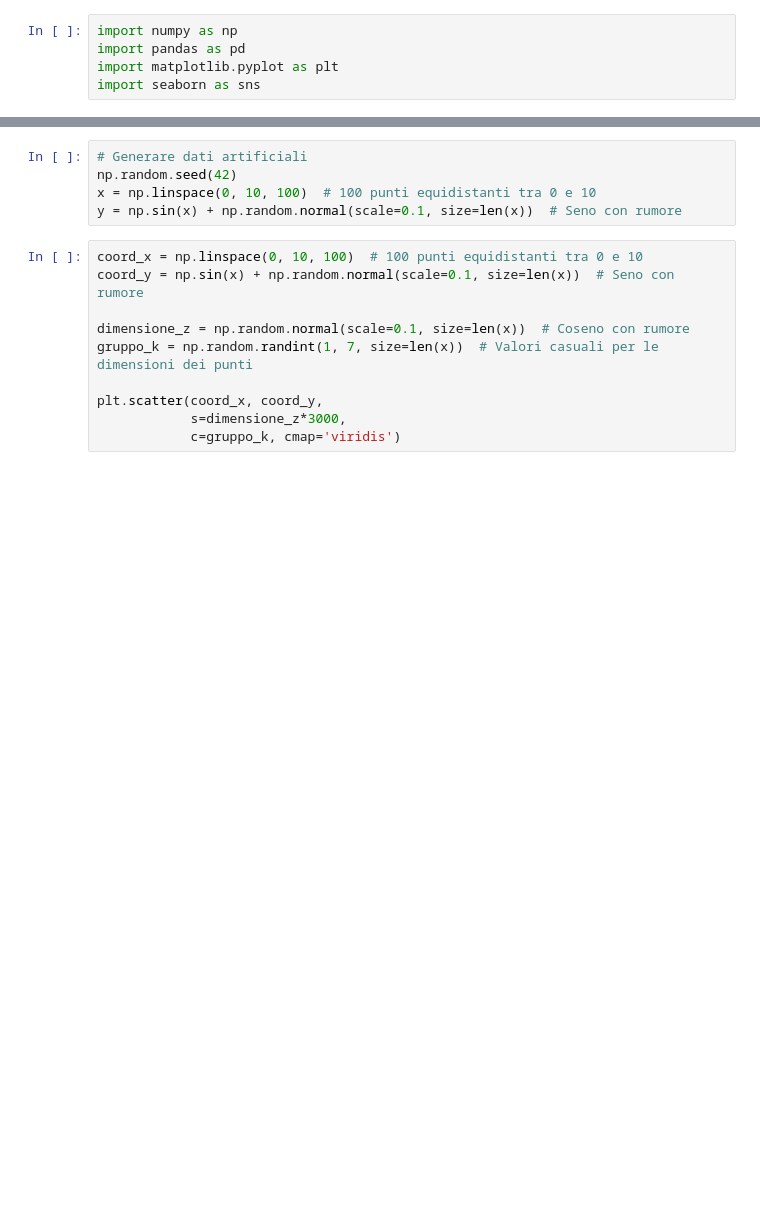
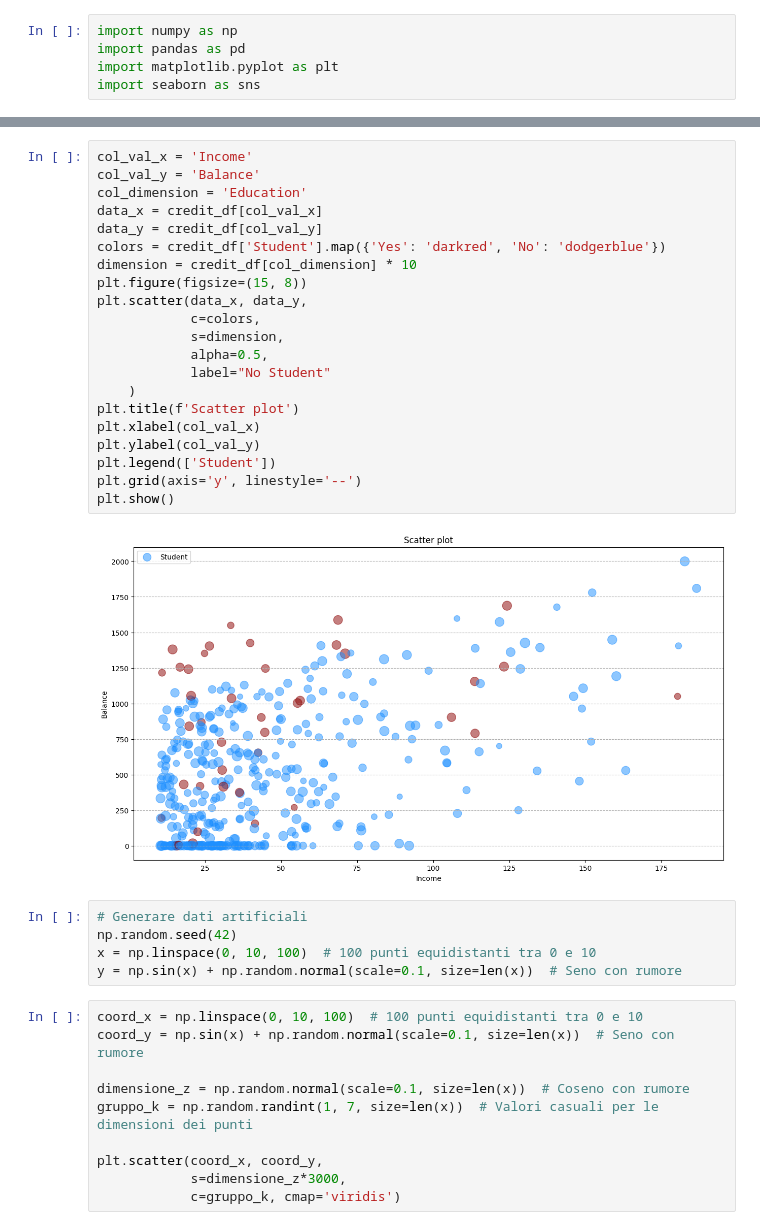
Before and after one commit to vincenzorrei/EDU-MatplotlibFundamentals, a Jupyter notebook: scatters.ipynb, the cells around one changed output, grey strips where cells are left out. Drawn from its saved outputs; the diff is of its cells as text; blank space fills up the shorter version.

```diff
--- a/scatters.ipynb
+++ b/scatters.ipynb
@@ -33,3 +50,26 @@ pippo
+# %%
+col_val_x = 'Income'
+col_val_y = 'Balance'
+col_dimension = 'Education'
+data_x = credit_df[col_val_x]
+data_y = credit_df[col_val_y]
+colors = credit_df['Student'].map({'Yes': 'darkred', 'No': 'dodgerblue'})
+dimension = credit_df[col_dimension] * 10
+plt.figure(figsize=(15, 8))
+plt.scatter(data_x, data_y,
+            c=colors,
+            s=dimension,
+            alpha=0.5,
+            label="No Student"
+    )
+plt.title(f'Scatter plot')
+plt.xlabel(col_val_x)
+plt.ylabel(col_val_y)
+plt.legend(['Student'])
+plt.grid(axis='y', linestyle='--')
+plt.show()
+# %% [output]
+[figure, added]
 # %%
 # Generare dati artificiali
 np.random.seed(42)
```
Also changed, not shown: parts of 8 cells of this notebook.
